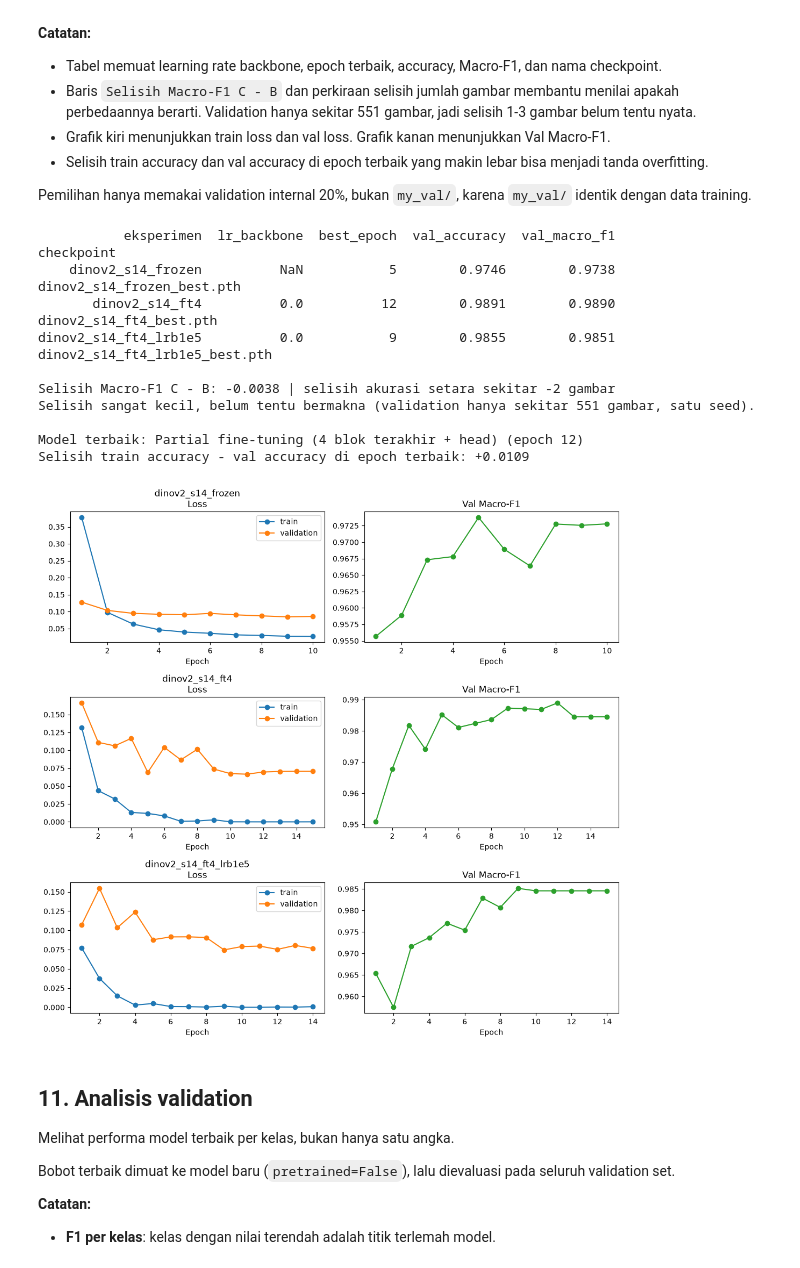
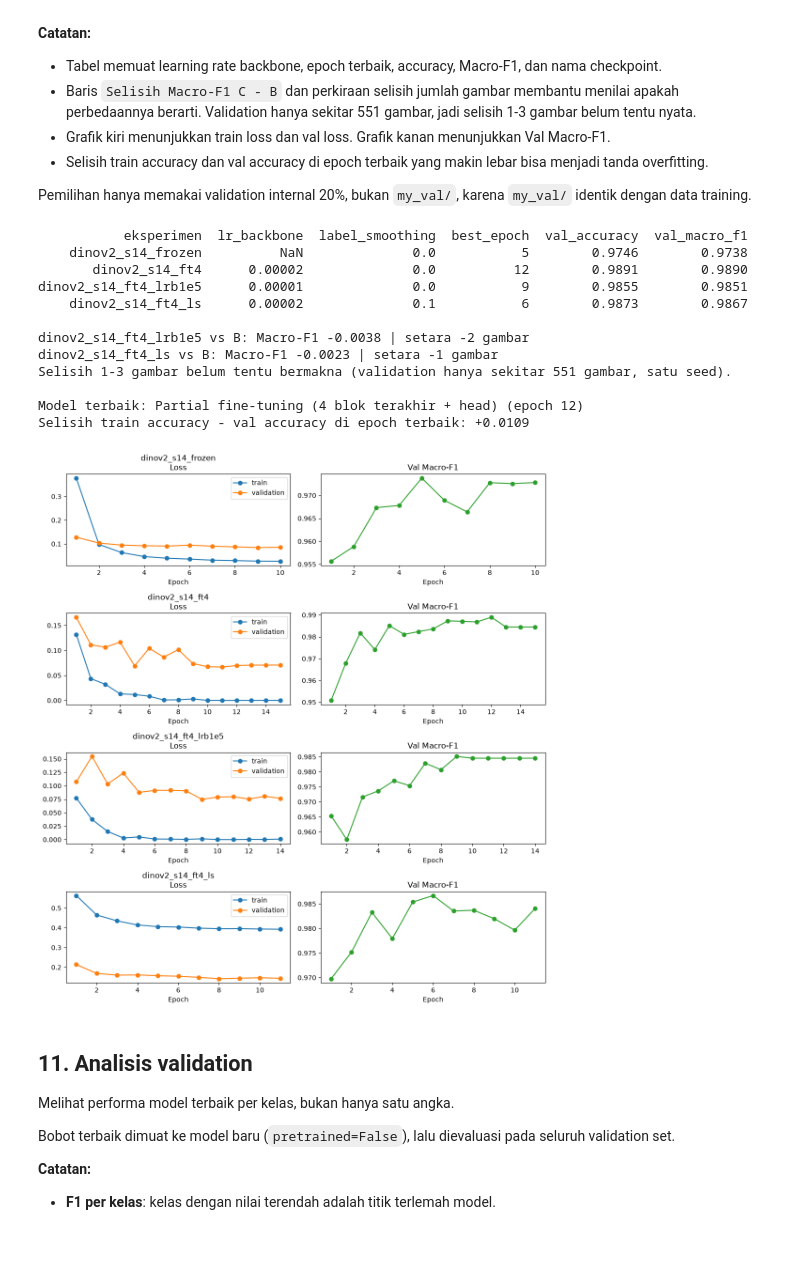
Before and after one commit to PrimaSembiring/trash-image-classifier, a Jupyter notebook: notebooks/02_dinov2_vits14.ipynb, the cells around one changed output. Drawn from its saved outputs; the diff is of its cells as text; code cells hidden in the pictures.

Commit message:
Add DINOv2 label_smoothing Experiment

```diff
--- a/notebooks/02_dinov2_vits14.ipynb
+++ b/notebooks/02_dinov2_vits14.ipynb
@@ -433,7 +446,7 @@ def set_rng_state(state):
         torch.cuda.set_rng_state_all([s.cpu() for s in state["cuda"]])
 
 
-def train_one_epoch(model, loader, optimizer, scaler, params_to_clip):
+def train_one_epoch(model, loader, optimizer, scaler, params_to_clip, loss_fn=criterion):
     total_loss, correct, total = 0.0, 0, 0
     optimizer.zero_grad(set_to_none=True)
     n_batches = len(loader)
@@ -442,7 +455,7 @@ def train_one_epoch(model, loader, optimizer, scaler, params_to_clip):
         labels = labels.to(device, non_blocking=True)
         with torch.autocast(device_type=device.type, dtype=torch.float16, enabled=use_amp):
             logits = model(images)
-            loss = criterion(logits.float(), labels)
+            loss = loss_fn(logits.float(), labels)
         scaler.scale(loss / ACCUM_STEPS).backward()
         if step % ACCUM_STEPS == 0 or step == n_batches:
             scaler.unscale_(optimizer)
@@ -536,6 +549,7 @@ def run_experiment(cfg):
     scheduler = torch.optim.lr_scheduler.CosineAnnealingLR(optimizer, T_max=cfg["epochs"])
     scaler = torch.amp.GradScaler(device.type, enabled=use_amp)
     params_to_clip = [p for p in model.parameters() if p.requires_grad]
+    train_loss_fn = nn.CrossEntropyLoss(label_smoothing=cfg.get("label_smoothing", 0.0))
 
     total_p, trainable_p = count_params(model)
     print(f"Parameter trainable: {trainable_p:,} dari {total_p:,}")
@@ -563,7 +577,7 @@ def run_experiment(cfg):
         for epoch in range(start_epoch + 1, cfg["epochs"] + 1):
             t0 = time.time()
             model.eval() if cfg["unfreeze_blocks"] == 0 else model.train()
-            tr_loss, tr_acc = train_one_epoch(model, train_loader, optimizer, scaler, params_to_clip)
+            tr_loss, tr_acc = train_one_epoch(model, train_loader, optimizer, scaler, params_to_clip, train_loss_fn)
             va_loss, va_acc, va_f1, _, _ = evaluate(model, val_loader)
             scheduler.step()
 
@@ -701,0 +699,4 @@ Epoch 11/15 | Train loss 0.0000 | Val loss 0.0796 | Val accuracy 0.9855 | Val Ma
+# %%
+print("=== Eksperimen D: label smoothing 0.1 ===")
+result_D = run_experiment(CFG_D)
+print(f"Terbaik: epoch {result_D['best_epoch']} | Val accuracy {result_D['val_acc']:.4f} | Val Macro-F1 {result_D['val_macro_f1']:.4f}")
@@ -715,53 +734,57 @@ Bagian ini membandingkan eksperimen A, B, dan C, lalu memilih checkpoint dengan
 
 Pemilihan hanya memakai validation internal 20%, bukan `my_val/`, karena `my_val/` identik dengan data training.
 # %%
-experiments = [(CFG_A, result_A), (CFG_B, result_B), (CFG_C, result_C)]
+experiments = [(CFG_A, result_A), (CFG_B, result_B), (CFG_C, result_C), (CFG_D, result_D)]
 results = [r for _, r in experiments]
 
 summary = pd.DataFrame([{
-    "eksperimen": r["name"], "lr_backbone": cfg["lr_backbone"], "best_epoch": r["best_epoch"],
-    "val_accuracy": r["val_acc"], "val_macro_f1": r["val_macro_f1"],
-    "checkpoint": Path(r["best_ckpt"]).name} for cfg, r in experiments])
-print(summary.round(4).to_string(index=False))
+    "eksperimen": r["name"], "lr_backbone": cfg["lr_backbone"],
+    "label_smoothing": cfg.get("label_smoothing", 0.0),
+    "best_epoch": r["best_epoch"], "val_accuracy": r["val_acc"], "val_macro_f1": r["val_macro_f1"]}
+    for cfg, r in experiments])
+print(summary.round({"val_accuracy": 4, "val_macro_f1": 4}).to_string(index=False))
 
-# perbandingan C terhadap B
-selisih_f1 = result_C["val_macro_f1"] - result_B["val_macro_f1"]
-selisih_gambar = round((result_C["val_acc"] - result_B["val_acc"]) * len(val_idx))
-print(f"\nSelisih Macro-F1 C - B: {selisih_f1:+.4f} | selisih akurasi setara sekitar {selisih_gambar:+d} gambar")
-if abs(selisih_gambar) <= 3:
-    print("Selisih sangat kecil, belum tentu bermakna (validation hanya sekitar 551 gambar, satu seed).")
+# bandingkan tiap eksperimen lanjutan dengan B
+print()
+for cfg, r in experiments[2:]:
+    sel = r["val_macro_f1"] - result_B["val_macro_f1"]
+    n = round((r["val_acc"] - result_B["val_acc"]) * len(val_idx))
+    print(f"{r['name']} vs B: Macro-F1 {sel:+.4f} | setara {n:+d} gambar")
+print("Selisih 1-3 gambar belum tentu bermakna (validation hanya sekitar 551 gambar, satu seed).")
 
-# kandidat terbaik berdasarkan Macro-F1 (jika sama, urutan A, B, C: yang lebih awal dipertahankan)
+# kandidat terbaik berdasarkan Macro-F1 (jika sama, urutan A, B, C, D: yang lebih awal dipertahankan)
 best_result = max(results, key=lambda r: r["val_macro_f1"])
 h = best_result["history"][best_result["best_epoch"] - 1]
 print(f"\nModel terbaik: {best_result['strategy']} (epoch {best_result['best_epoch']})")
 print(f"Selisih train accuracy - val accuracy di epoch terbaik: {h['train_acc'] - h['val_acc']:+.4f}")
 
-fig, axes = plt.subplots(len(results), 2, figsize=(11, 3.5 * len(results)))
+fig, axes = plt.subplots(len(results), 2, figsize=(11, 3 * len(results)))
 for row, r in zip(axes, results):
     hist = pd.DataFrame(r["history"])
     row[0].plot(hist["epoch"], hist["train_loss"], marker="o", label="train")
     row[0].plot(hist["epoch"], hist["val_loss"], marker="o", label="validation")
     row[0].set_title(f"{r['name']}\nLoss")
     row[0].legend()
     row[1].plot(hist["epoch"], hist["val_macro_f1"], marker="o", color="tab:green")
     row[1].set_title("Val Macro-F1")
     for a in row:
         a.set_xlabel("Epoch")
 plt.tight_layout()
 plt.show()
 # %% [output]
-           eksperimen  lr_backbone  best_epoch  val_accuracy  val_macro_f1                     checkpoint
-    dinov2_s14_frozen          NaN           5        0.9746        0.9738     dinov2_s14_frozen_best.pth
-       dinov2_s14_ft4          0.0          12        0.9891        0.9890        dinov2_s14_ft4_best.pth
-dinov2_s14_ft4_lrb1e5          0.0           9        0.9855        0.9851 dinov2_s14_ft4_lrb1e5_best.pth
+           eksperimen  lr_backbone  label_smoothing  best_epoch  val_accuracy  val_macro_f1
+    dinov2_s14_frozen          NaN              0.0           5        0.9746        0.9738
+       dinov2_s14_ft4      0.00002              0.0          12        0.9891        0.9890
+dinov2_s14_ft4_lrb1e5      0.00001              0.0           9        0.9855        0.9851
+    dinov2_s14_ft4_ls      0.00002              0.1           6        0.9873        0.9867
 
-Selisih Macro-F1 C - B: -0.0038 | selisih akurasi setara sekitar -2 gambar
-Selisih sangat kecil, belum tentu bermakna (validation hanya sekitar 551 gambar, satu seed).
+dinov2_s14_ft4_lrb1e5 vs B: Macro-F1 -0.0038 | setara -2 gambar
+dinov2_s14_ft4_ls vs B: Macro-F1 -0.0023 | setara -1 gambar
+Selisih 1-3 gambar belum tentu bermakna (validation hanya sekitar 551 gambar, satu seed).
 
 Model terbaik: Partial fine-tuning (4 blok terakhir + head) (epoch 12)
 Selisih train accuracy - val accuracy di epoch terbaik: +0.0109
-[figure, old version]
+[figure, new version]
 # %% [markdown]
 ## 11. Analisis validation
 
```
Also changed, not shown: parts of 14 cells of this notebook.
